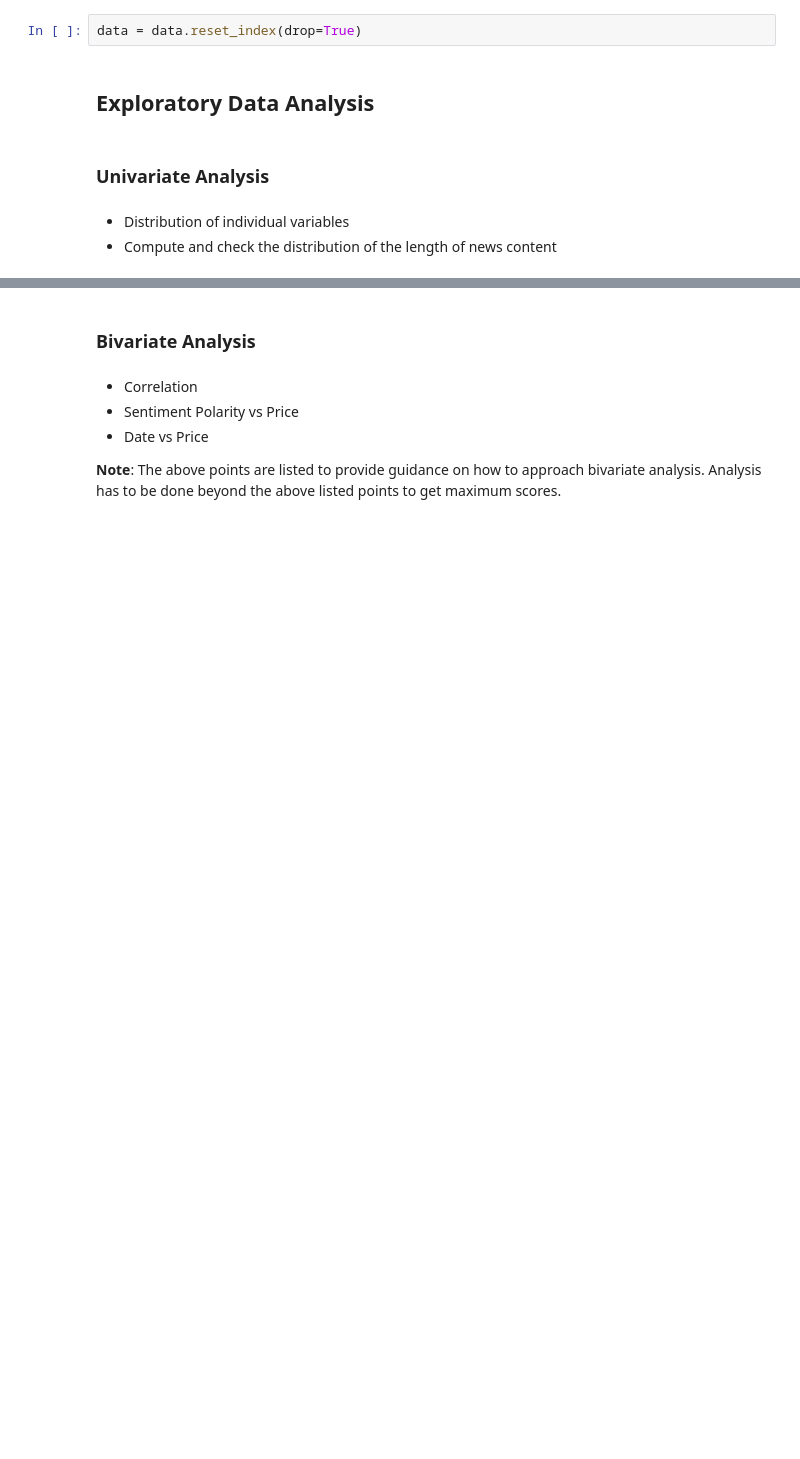
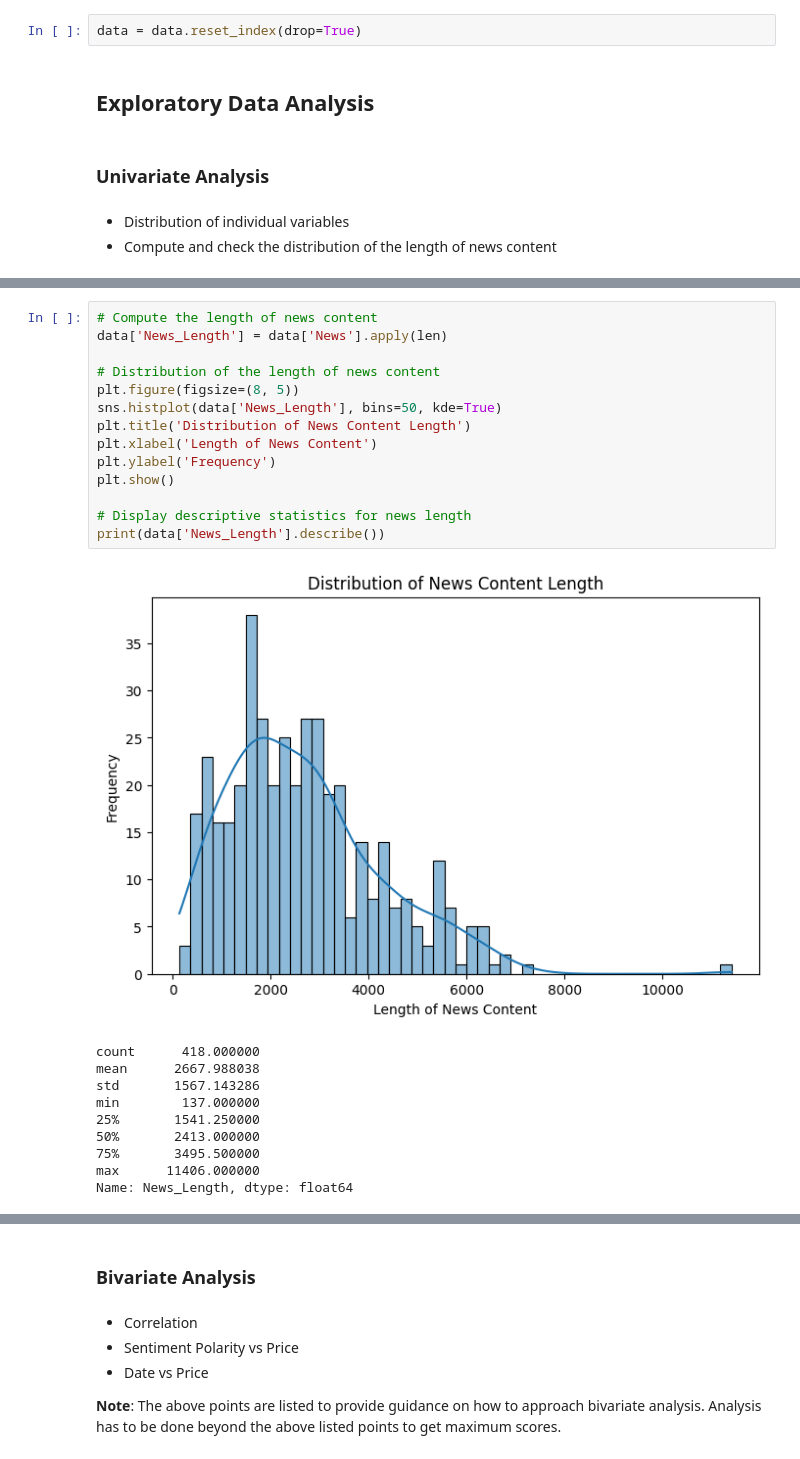
Before and after one commit to yush582/StockNews, a Jupyter notebook: Learner_Notebook_Full_Code.ipynb, the cells around one changed output, grey strips where cells are left out. Drawn from its saved outputs; the diff is of its cells as text; blank space fills up the shorter version.

```diff
--- a/Learner_Notebook_Full_Code.ipynb
+++ b/Learner_Notebook_Full_Code.ipynb
@@ -172,0 +166,25 @@ print('ghekki')
+# %%
+# Compute the length of news content
+data['News_Length'] = data['News'].apply(len)
+
+# Distribution of the length of news content
+plt.figure(figsize=(8, 5))
+sns.histplot(data['News_Length'], bins=50, kde=True)
+plt.title('Distribution of News Content Length')
+plt.xlabel('Length of News Content')
+plt.ylabel('Frequency')
+plt.show()
+
+# Display descriptive statistics for news length
+print(data['News_Length'].describe())
+# %% [output]
+[figure, added]
+count      418.000000
+mean      2667.988038
+std       1567.143286
+min        137.000000
+25%       1541.250000
+50%       2413.000000
+75%       3495.500000
+max      11406.000000
+Name: News_Length, dtype: float64
```
Also changed, not shown: parts of 16 cells of this notebook.
